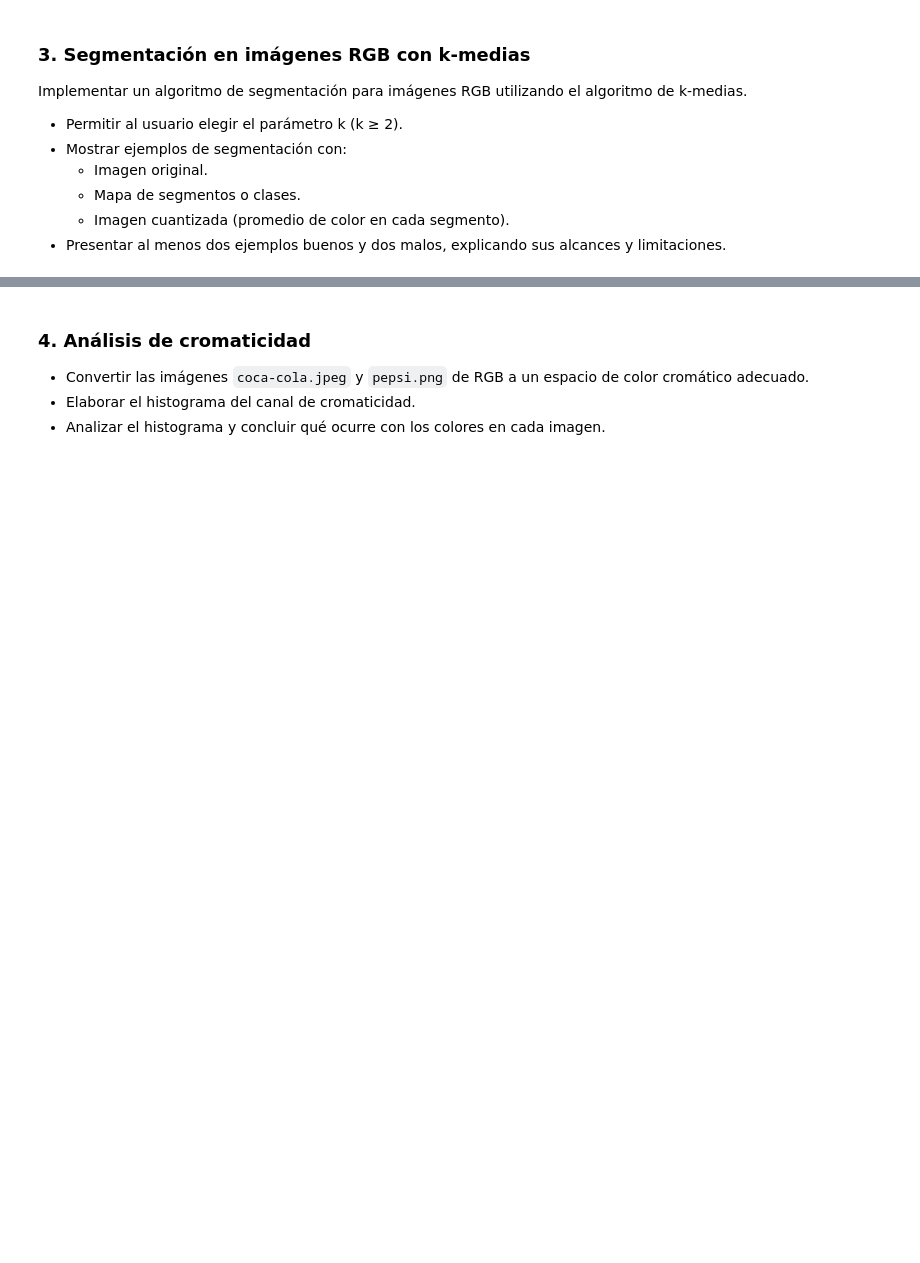
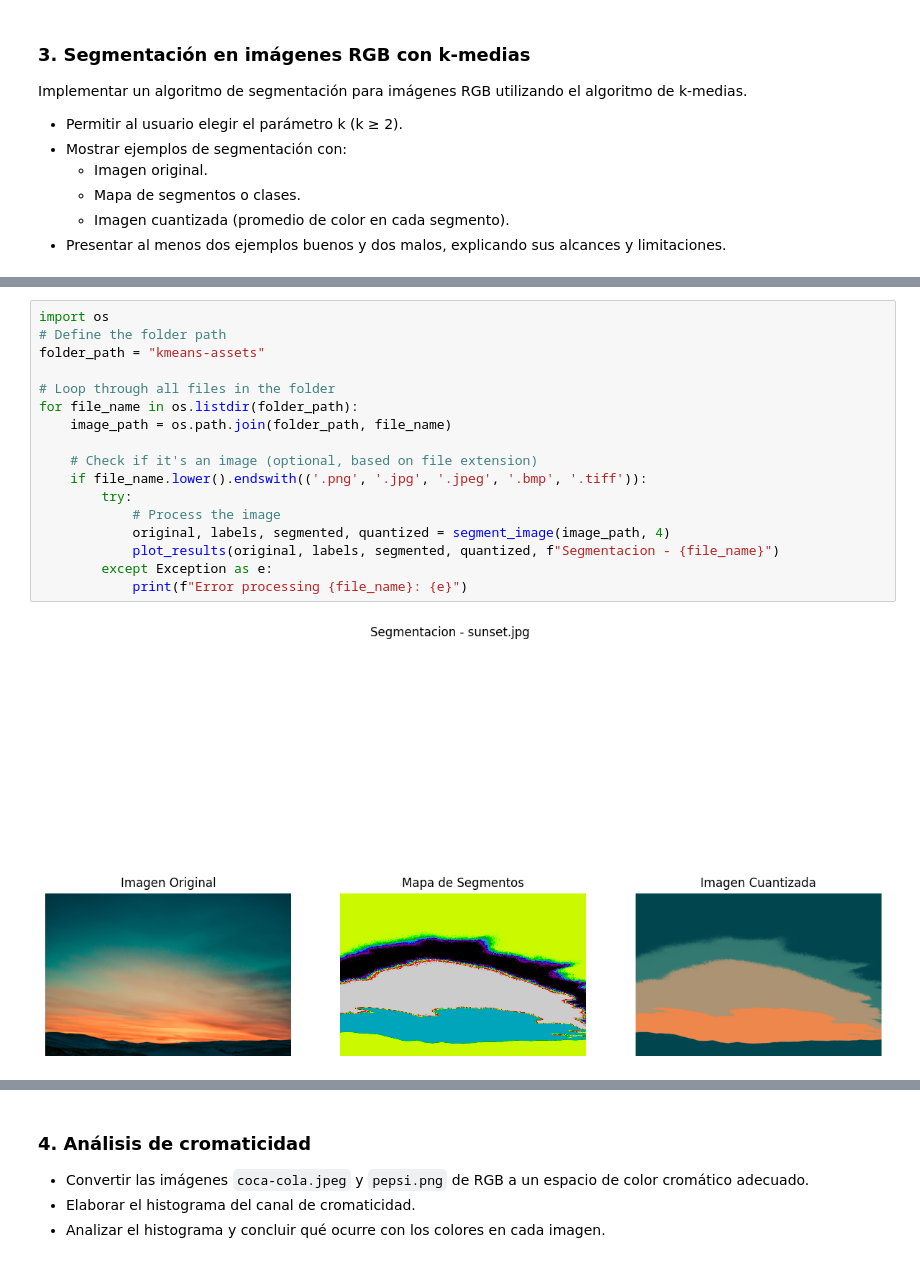
Before and after one commit to DiggsPapu/computer-vision-lab-1, a Jupyter notebook: Lab1.ipynb, the cells around one changed output, grey strips where cells are left out. Drawn from its saved outputs; the diff is of its cells as text; blank space fills up the shorter version.

Commit message:
feat: Segmentación en imágenes RGB con k-medias

```diff
--- a/Lab1.ipynb
+++ b/Lab1.ipynb
@@ -172,0 +171,19 @@ ModuleNotFoundError: No module named 'cv2'
+# %%
+import os
+# Define the folder path
+folder_path = "kmeans-assets"
+
+# Loop through all files in the folder
+for file_name in os.listdir(folder_path):
+    image_path = os.path.join(folder_path, file_name)
+
+    # Check if it's an image (optional, based on file extension)
+    if file_name.lower().endswith(('.png', '.jpg', '.jpeg', '.bmp', '.tiff')):
+        try:
+            # Process the image
+            original, labels, segmented, quantized = segment_image(image_path, 4)
+            plot_results(original, labels, segmented, quantized, f"Segmentacion - {file_name}")
+        except Exception as e:
+            print(f"Error processing {file_name}: {e}")
+# %% [output]
+[figure, added]
```
Also changed, not shown: parts of 4 cells of this notebook, 1 other file.
